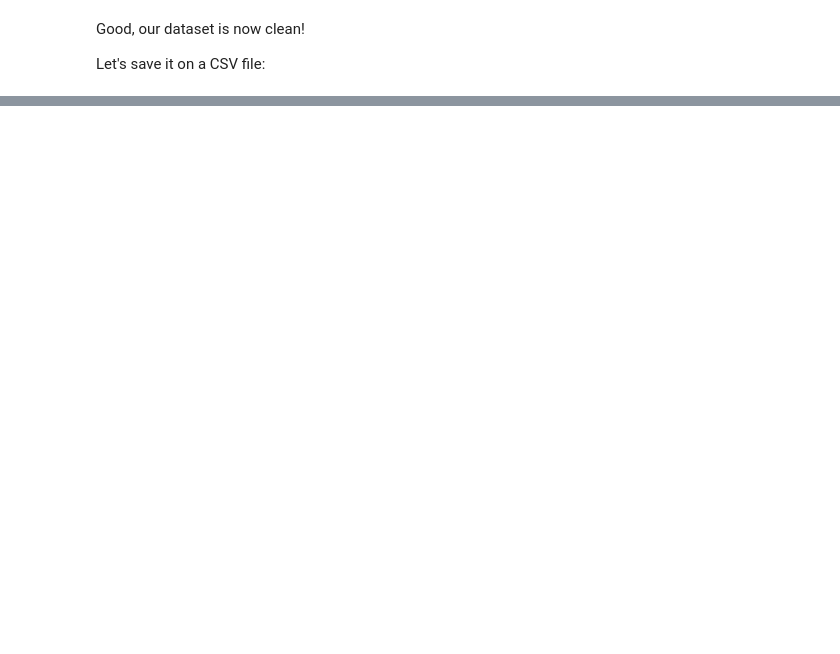
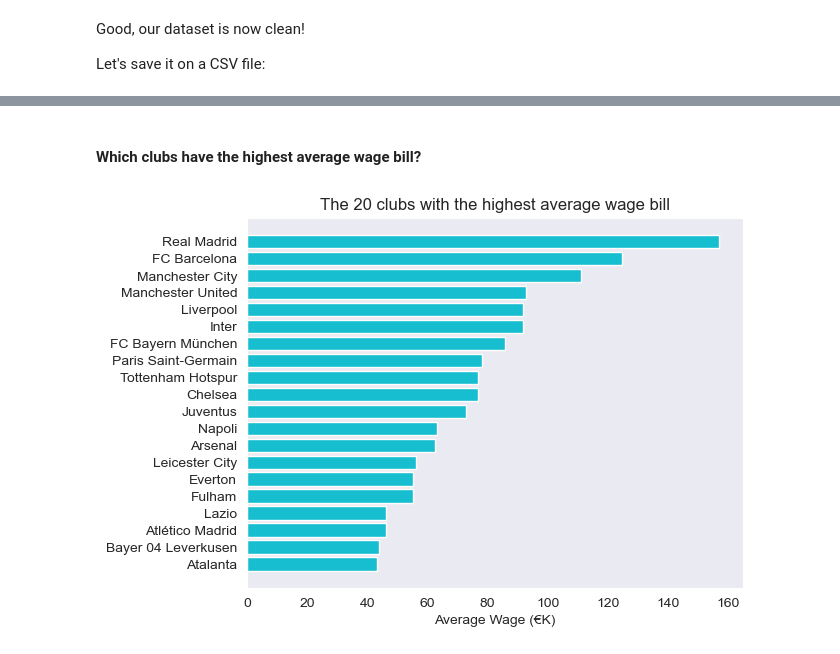
Before and after one commit to Benjaminmoukan/fifa21-data-cleaning-project, a Jupyter notebook: FIFA21_Players_Cleaning.ipynb, the cells around one changed output, grey strips where cells are left out. Saved outputs shown, nothing was run; the diff lists cells and outputs as text; code cells hidden in the pictures; blank space fills up the shorter version.

```diff
--- a/FIFA21_Players_Cleaning.ipynb
+++ b/FIFA21_Players_Cleaning.ipynb
@@ -807,0 +763,9 @@ sb.boxplot(data=df, x="Nationality", y="Wage(€K)")
+# %% [markdown]
+####  Which clubs have the highest average wage bill?
+# %%
+a=df.groupby("Club")[['Wage(€K)']].mean().sort_values("Wage(€K)", ascending=False)[:20]
+plt.title("The 20 clubs with the highest average wage bill")
+plt.barh(y=a.index[::-1], width=a['Wage(€K)'].sort_values(), color=base_color)
+plt.xlabel("Average Wage (€K)");
+# %% [output]
+[figure, added]
```
Also changed, not shown: parts of 26 cells of this notebook, 2 other files.
